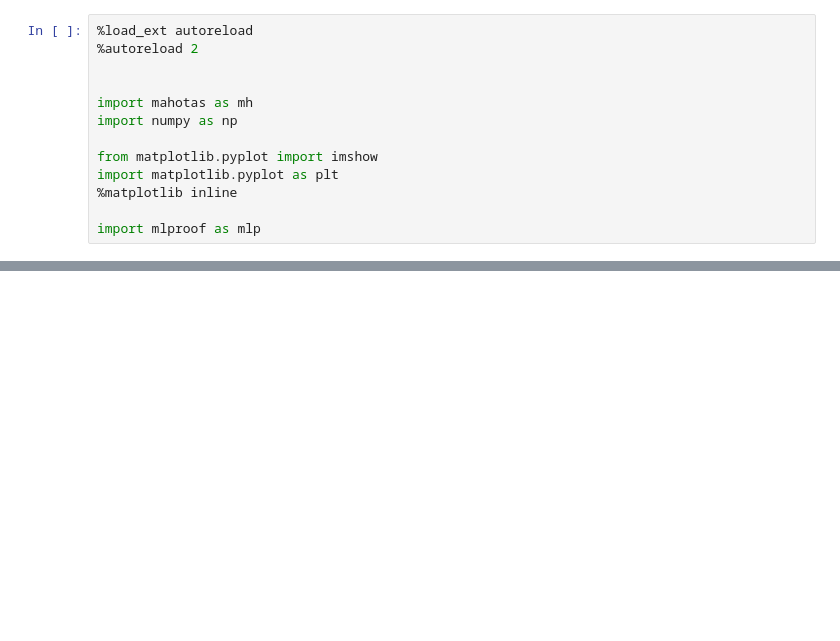
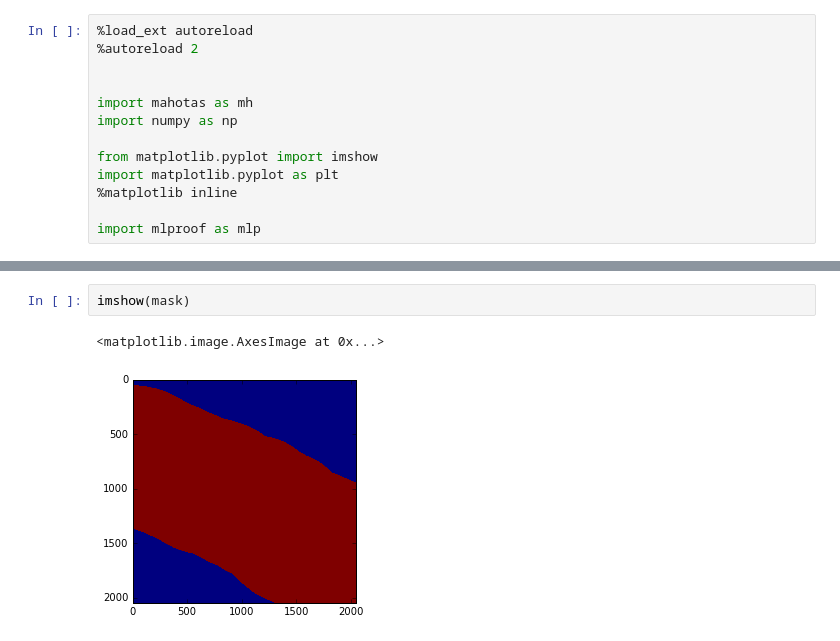
Before and after one commit to SrutiBh/mlproof, a Jupyter notebook: Untitled0.ipynb, the cells around one changed output, grey strips where cells are left out. Drawn from its saved outputs; the diff is of its cells as text; blank space fills up the shorter version.

```diff
--- a/Untitled0.ipynb
+++ b/Untitled0.ipynb
@@ -17,0 +26,5 @@ RuntimeError: Mysterious error
+# %%
+imshow(mask)
+# %% [output]
+<matplotlib.image.AxesImage at 0x...>
+[figure, added]
```
Also changed, not shown: parts of 3 cells of this notebook, 1 other file.
